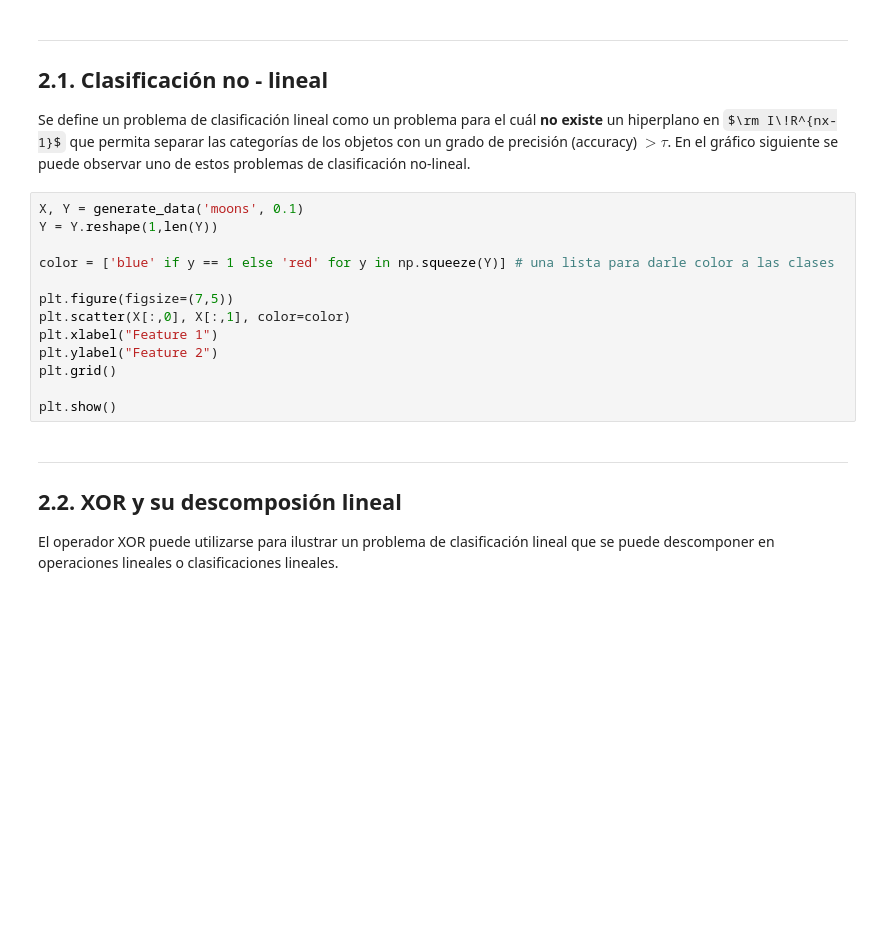
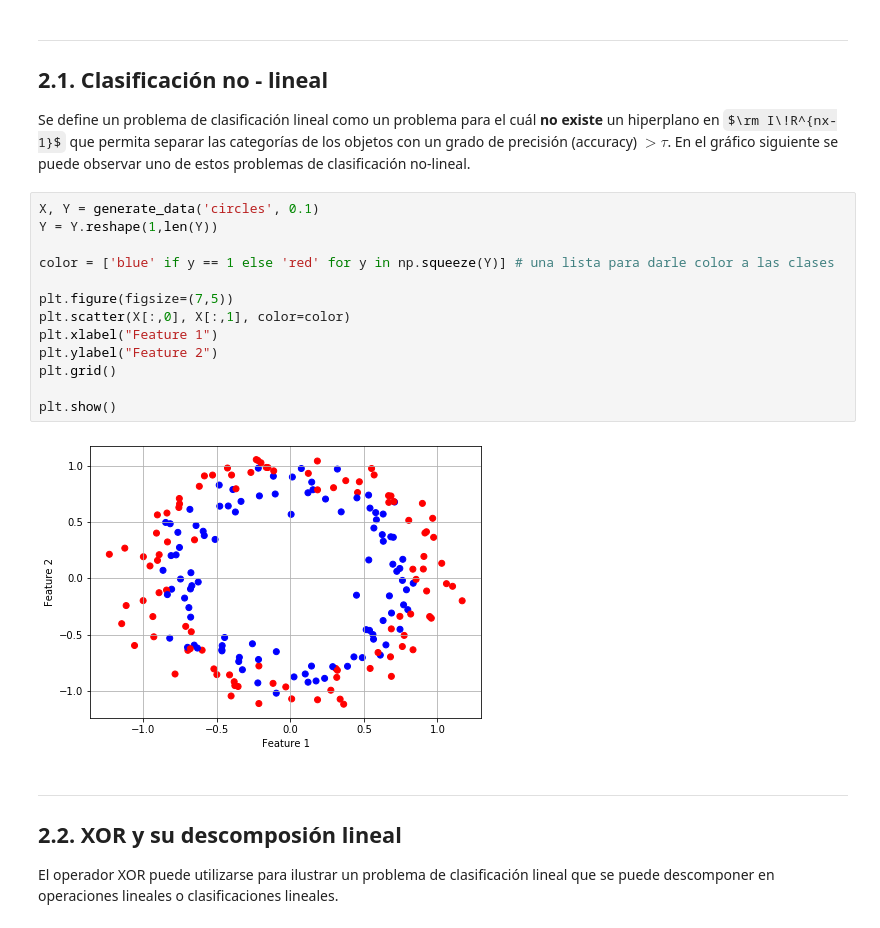
Before and after one commit to psatencio/intro_keras, a Jupyter notebook: notebooks/1.2. Operador XOR y Regresores en Cadena.ipynb, the cells around one changed output. Saved outputs shown, nothing was run; the diff lists cells and outputs as text; some formulas as TeX source; blank space fills up the shorter version.

```diff
--- a/notebooks/1.2. Operador XOR y Regresores en Cadena.ipynb
+++ b/notebooks/1.2. Operador XOR y Regresores en Cadena.ipynb
@@ -67,18 +67,20 @@ En este notebook abordaremos los siguientes tópicos:
 
 Se define un problema de clasificación lineal como un problema para el cuál  __no existe__ un hiperplano en $\rm I\!R^{nx-1}$ que permita separar las categorías de los objetos con un grado de precisión (accuracy) $> \tau$. En el gráfico siguiente se puede observar uno de estos problemas de clasificación no-lineal.
 # %%
-X, Y = generate_data('moons', 0.1)
+X, Y = generate_data('circles', 0.1)
 Y = Y.reshape(1,len(Y))
 
 color = ['blue' if y == 1 else 'red' for y in np.squeeze(Y)] # una lista para darle color a las clases
 
 plt.figure(figsize=(7,5))
 plt.scatter(X[:,0], X[:,1], color=color)
 plt.xlabel("Feature 1")
 plt.ylabel("Feature 2")
 plt.grid()
 
 plt.show()
+# %% [output]
+[figure, added]
 # %% [markdown]
 <hr>
 
```
Also changed, not shown: parts of 4 cells of this notebook, 2 other files.
